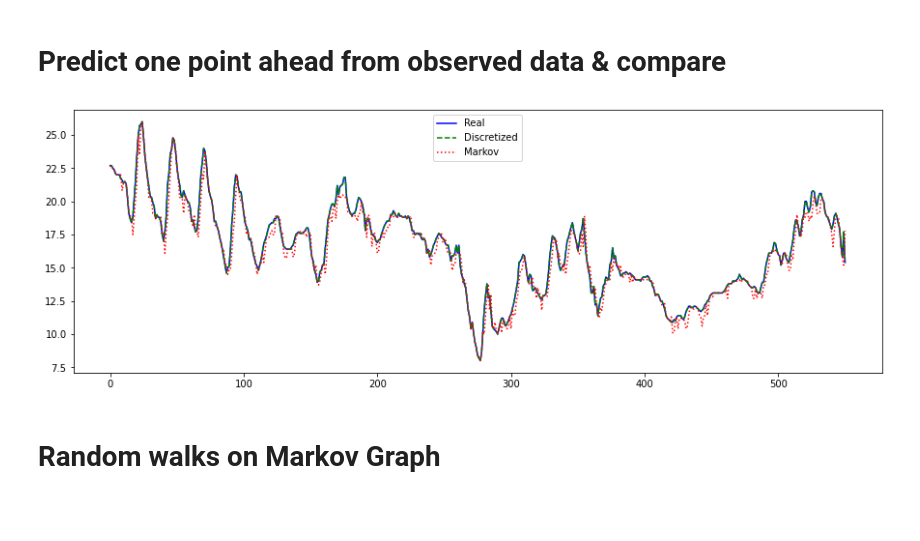
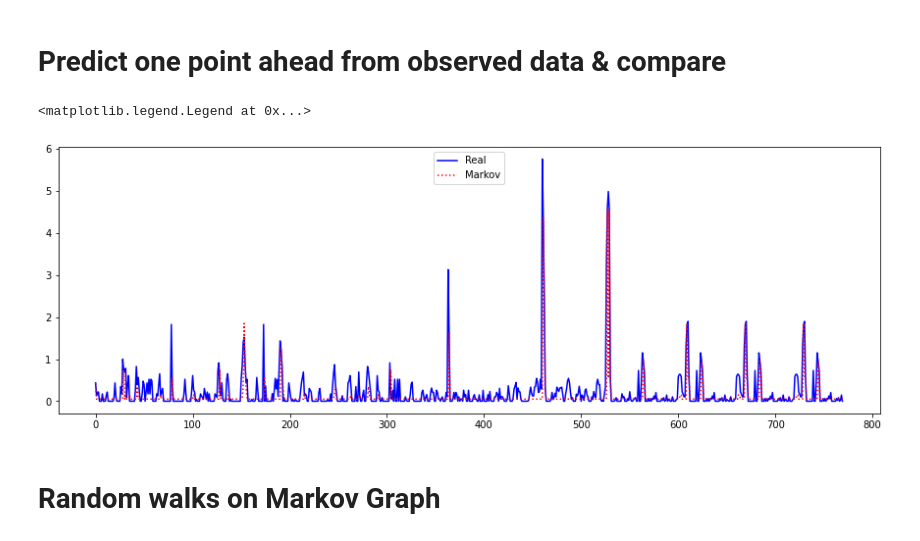
Before and after one commit to HuanLe02/time-series, a Jupyter notebook: demo3_MarkovRounding.ipynb, the cells around one changed output. Drawn from its saved outputs; the diff is of its cells as text; code cells hidden in the pictures; blank space fills up the shorter version.

```diff
--- a/demo3_MarkovRounding.ipynb
+++ b/demo3_MarkovRounding.ipynb
@@ -5,7 +10,7 @@ from matplotlib import pyplot as plt
 # %% [markdown]
 # Markov Model
 # %%
-datain = pd.read_csv("datasets/csv1.csv")
+datain = pd.read_csv("datasets/csv6.csv")
 datain['Date'] = pd.to_datetime(datain['Date'])
 datalist = datain['Value'].to_numpy()
 dsize = datalist.size
@@ -15,7 +20,9 @@ dsize
 # %%
-# discretize the state space
-decimal = 1
-observed_states = np.around((10**decimal)*datalist).astype("int64")
-min_state, max_state = np.min(observed_states), np.max(observed_states)
-n_states = (max_state - min_state + 1) + 1  # all the states in [min, max], plus 1 out-of-bound state
-print(n_states)
+importlib.reload(utils_rounding)
+
+# discrete the state space by rounding
+digits = 1
+thresholds = utils_rounding.rounding_thresholds(datalist, digits, 'floor')
+markov, observed_states, states_dict, bounds = utils_threshold.avg_markov_from_data(1000,
+                                                                datalist, thresholds,
+                                                                  noise_mean=0, noise_variance=0.0)
@@ -45,4 +28,0 @@ def generate_right_markov(order=1):   # order = how far to go back (i.e. state t
-# %%
-order = 1
-markov, freq = generate_right_markov(order)
-plt.spy(markov)
@@ -52,24 +29,27 @@ plt.spy(markov)
+# %%
+map_func = lambda x: np.average(bounds[x], axis=-1)
 # %% [markdown]
 # Predict one point ahead from observed data & compare
 # %%
 x_axis = np.arange(dsize)
-predicted = observed_states[:order].tolist()
+modeled = datalist[:1]
+# predicted = observed_states[:-1].tolist()
 
-for x in x_axis[:-order]:
+for x in x_axis[:-1]:
     # get the previous state from observed_states
     last_state = observed_states[x]
-    next_state = np.argmax(markov[last_state - min_state]) + min_state
-    # predict
-    predicted.append(next_state)
+    next_state = np.argmax(markov[last_state])
+    # predict, transform state to real value (avg of end point)
+    prediction = map_func(next_state)
+    modeled = np.concatenate([modeled, np.array([prediction])])
 
 plt.figure(figsize=(15,5))
 plt.plot(x_axis, datalist, color="b", label="Real")
-plt.plot(x_axis, observed_states / (10**decimal), color="g", linestyle="dashed", label="Discretized")
-plt.plot(x_axis, np.array(predicted) / (10**decimal), color="r", linestyle="dotted", label="Markov")
+plt.plot(x_axis, modeled, color="r", linestyle="dotted", label="Markov")
 plt.legend(loc=9)
-plt.savefig("fig-markov-modeled.png")
 # %% [output]
+<matplotlib.legend.Legend at 0x...>
-[figure, old version]
+[figure, new version]
 # %% [markdown]
 # Random walks on Markov Graph
 # %% [markdown]
```
Also changed, not shown: parts of 8 cells of this notebook, 1 other file.
